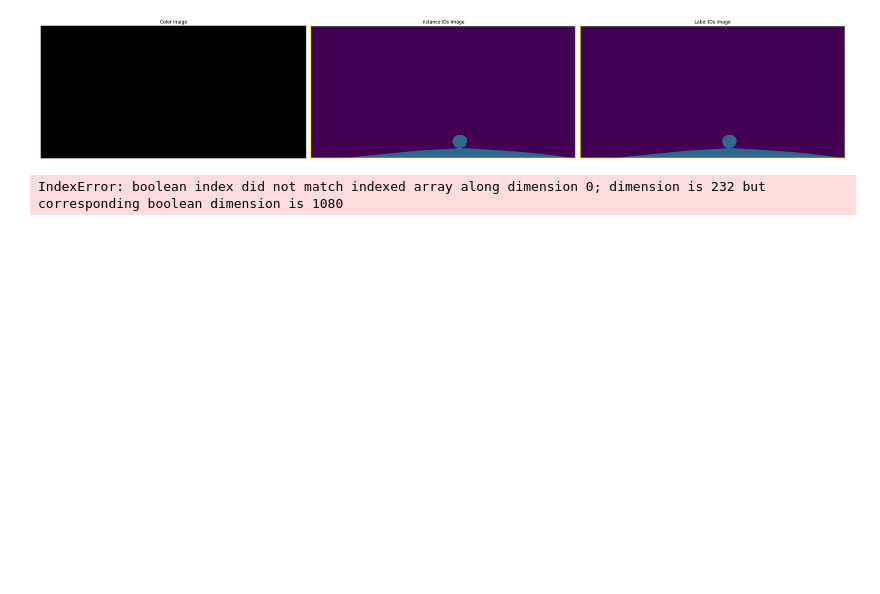
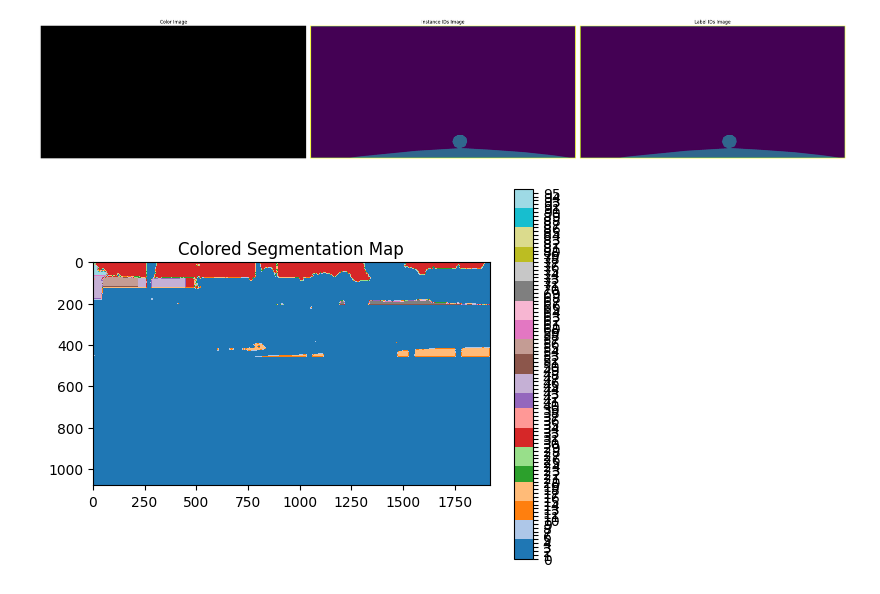
Before and after one commit to Maryamsana-1998/NVC_image_captioning, a Jupyter notebook: segmap_baseline.ipynb, the cells around one changed output. Cells and saved outputs as stored; diff of their text form; code cells hidden in the pictures; blank space fills up the shorter version.

```diff
--- a/segmap_baseline.ipynb
+++ b/segmap_baseline.ipynb
@@ -149,22 +147,22 @@ show_images([color_image, instance_ids_image, label_ids_image],
 # %%
 import matplotlib.pyplot as plt
 from matplotlib.colors import ListedColormap
 
 def create_colored_segmentation_map(segmentation_dicts):
-    instance_ids_map = create_instance_ids_map(segmentation_dicts)
+    instance_ids_map = create_instance_ids_map(segmentation_dicts, (1080, 1920) )
     num_instances = np.max(instance_ids_map)
 
     # Generate a colormap with a unique color for each instance ID
     colors = plt.cm.get_cmap('tab20', num_instances)
     colormap = ListedColormap([colors(i) for i in range(num_instances)])
 
     # Create the colored segmentation map
     plt.imshow(instance_ids_map, cmap=colormap)
     plt.colorbar(ticks=np.arange(0, num_instances))
     plt.title('Colored Segmentation Map')
     plt.show()
 
 
 create_colored_segmentation_map(masks)
 # %% [output]
-IndexError: boolean index did not match indexed array along dimension 0; dimension is 232 but corresponding boolean dimension is 1080
+[figure, added]
```
Also changed, not shown: parts of 4 cells of this notebook, 5 other files.
